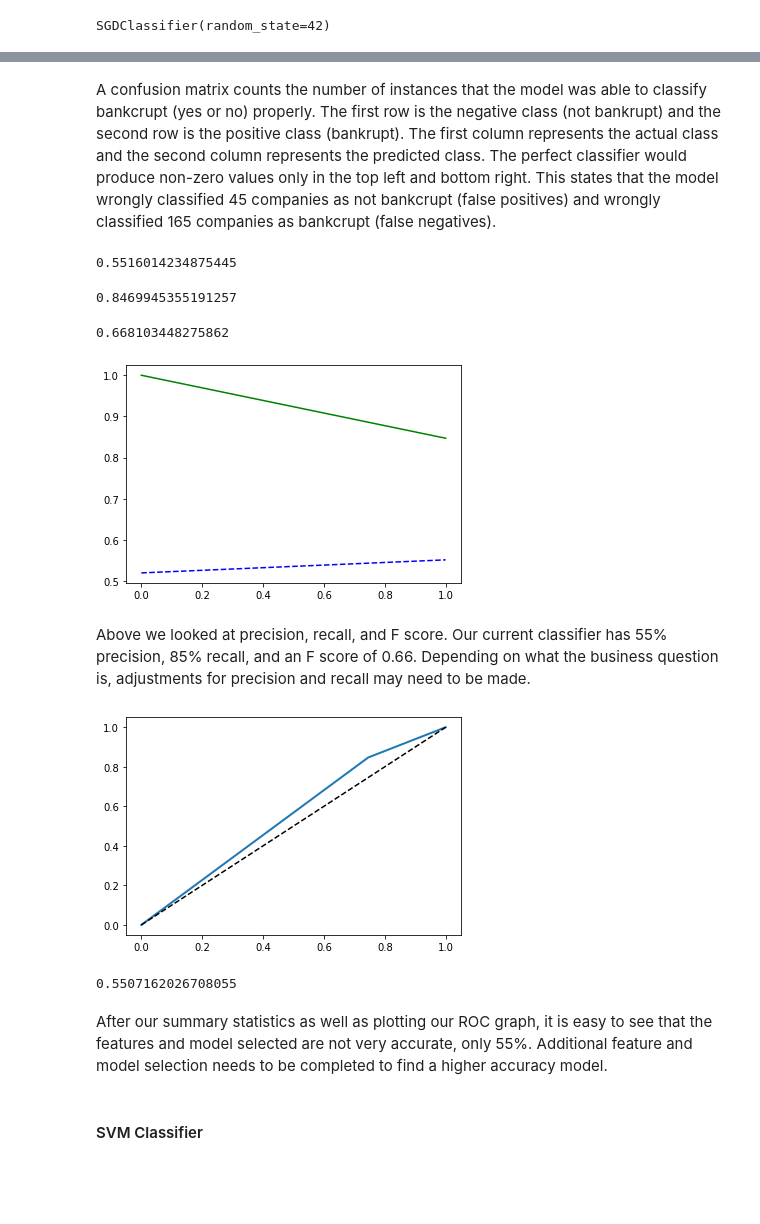
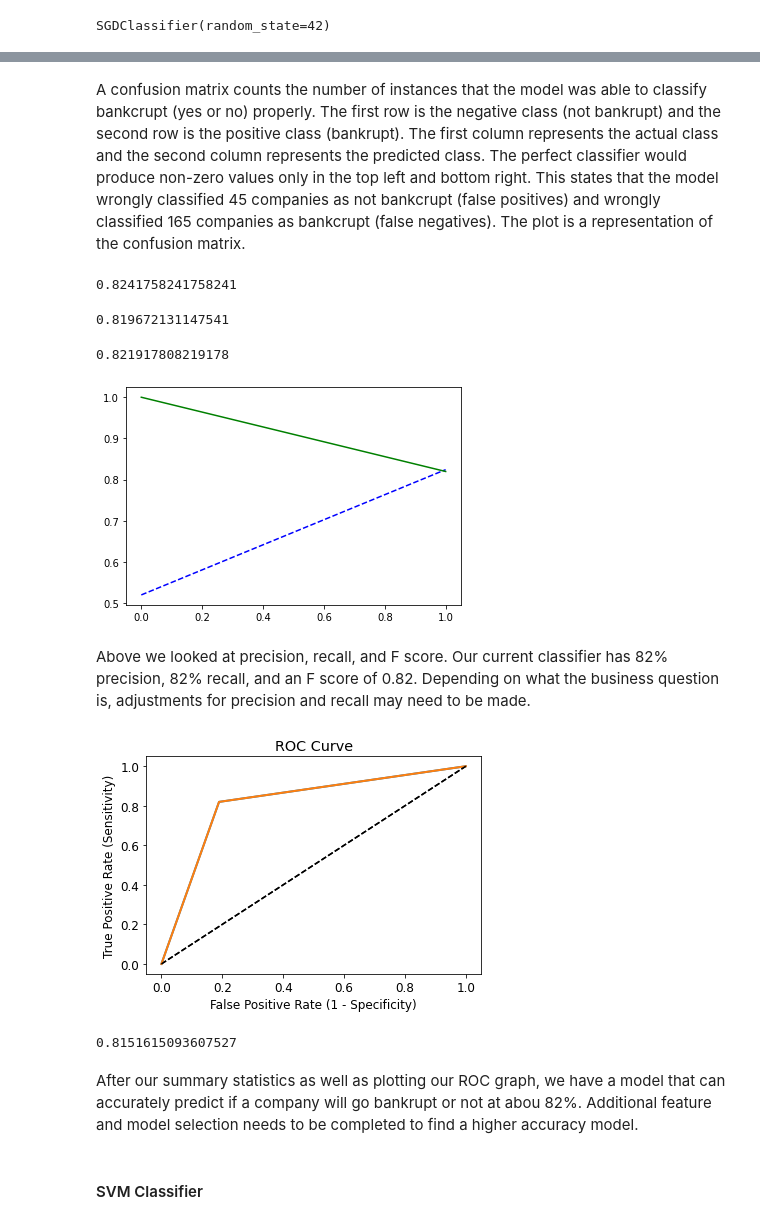
Before and after one commit to erinmcmahon26/Company-Bankruptcy-Prediction, a Jupyter notebook: Company_Bankruptcy.ipynb, the cells around one changed output, grey strips where cells are left out. Saved outputs shown, nothing was run; the diff lists cells and outputs as text; code cells hidden in the pictures; blank space fills up the shorter version.

Commit message:
Organized, added ROC graphs, and added additional SVM models

```diff
--- a/Company_Bankruptcy.ipynb
+++ b/Company_Bankruptcy.ipynb
@@ -73,5 +80,3 @@ Index(['Bankrupt?', ' ROA(C) before interest and depreciation before interest',
        ' Interest Coverage Ratio (Interest expense to EBIT)',
        ' Net Income Flag', ' Equity to Liability'],
       dtype='object')
-# %%
-df_bank.columns = df_bank.columns.str.replace(' ', '')
@@ -82,6 +83,6 @@ df_bank.columns.duplicated().sum()
 # %%
 # drop duplicate columns
-df_bank = df_bank.loc[:,~df_bank.columns.duplicated()]
+#df_bank = df_bank.loc[:,~df_bank.columns.duplicated()]
 # %%
 df_bank['Bankrupt?'].value_counts()
 # %% [output]
@@ -201,5 +203,8 @@ After taking an even sample of companies that went bankrupt and companies that d
 # %%
 y = new_df_bank['Bankrupt?']
 x = new_df_bank.drop('Bankrupt?', axis=1)
+# %%
+scaler = StandardScaler()
+x = scaler.fit_transform(x.astype(np.float64))
 # %%
 x_train, x_test, y_train, y_test = train_test_split(x,y, test_size=0.2, random_state=42)
@@ -286,17 +241,17 @@ plt.show()
 # %% [markdown]
-A confusion matrix counts the number of instances that the model was able to classify bankcrupt (yes or no) properly. The first row is the negative class (not bankrupt) and the second row is the positive class (bankrupt). The first column represents the actual class and the second column represents the predicted class. The perfect classifier would produce non-zero values only in the top left and bottom right. This states that the model wrongly classified 45 companies as not bankcrupt (false positives) and wrongly classified 165 companies as bankcrupt (false negatives).
+A confusion matrix counts the number of instances that the model was able to classify bankcrupt (yes or no) properly. The first row is the negative class (not bankrupt) and the second row is the positive class (bankrupt). The first column represents the actual class and the second column represents the predicted class. The perfect classifier would produce non-zero values only in the top left and bottom right. This states that the model wrongly classified 45 companies as not bankcrupt (false positives) and wrongly classified 165 companies as bankcrupt (false negatives). The plot is a representation of the confusion matrix.
 # %%
 precision_score(y_train, y_train_pred)
 # %% [output]
-0.5516014234875445
+0.8241758241758241
 # %%
 recall_score(y_train, y_train_pred)
 # %% [output]
-0.8469945355191257
+0.819672131147541
 # %%
 f1_score(y_train, y_train_pred)
 # %% [output]
-0.668103448275862
+0.821917808219178
 # %%
 precisions, recalls, thresholds = precision_recall_curve(y_train, y_train_pred)
 # %%
@@ -307,25 +262,33 @@ def plot_precision_recall_vs_threshold(precisions, recalls, thresholds):
 plot_precision_recall_vs_threshold(precisions, recalls, thresholds)
 plt.show()
 # %% [output]
-[figure, old version]
+[figure, new version]
 # %% [markdown]
-Above we looked at precision, recall, and F score. Our current classifier has 55% precision, 85% recall, and an F score of 0.66. Depending on what the business question is, adjustments for precision and recall may need to be made.
+Above we looked at precision, recall, and F score. Our current classifier has 82% precision, 82% recall, and an F score of 0.82. Depending on what the business question is, adjustments for precision and recall may need to be made.
 # %%
 fpr, tpr, thresholds = roc_curve(y_train, y_train_pred)
 # %%
 def plot_roc_curve(fpr, tpr, label=None):
+    plt.figure(figsize=(6,4))
+    plt.plot(fpr, tpr, linewidth=2)
+    plt.plot([0,1], [0,1], 'k--' )
+    plt.rcParams['font.size'] = 12
+    plt.title('ROC Curve')
+    plt.xlabel('False Positive Rate (1 - Specificity)')
+    plt.ylabel('True Positive Rate (Sensitivity)')
     plt.plot(fpr, tpr, linewidth=2, label=label)
     plt.plot([0, 1], [0, 1], 'k--')
 
 plot_roc_curve(fpr, tpr)
 plt.show()
 # %% [output]
-[figure, old version]
+[figure, new version]
 # %%
-roc_auc_score(y_train, y_train_pred)
+sgd_auc = roc_auc_score(y_train, y_train_pred)
+sgd_auc
 # %% [output]
-0.5507162026708055
+0.8151615093607527
 # %% [markdown]
-After our summary statistics as well as plotting our ROC graph, it is easy to see that the features and model selected are not very accurate, only 55%. Additional feature and model selection needs to be completed to find a higher accuracy model.
+After our summary statistics as well as plotting our ROC graph, we have a model that can accurately predict if a company will go bankrupt or not at abou 82%. Additional feature and model selection needs to be completed to find a higher accuracy model.
 # %% [markdown]
 #### SVM Classifier
```
Also changed, not shown: parts of 49 cells of this notebook.
